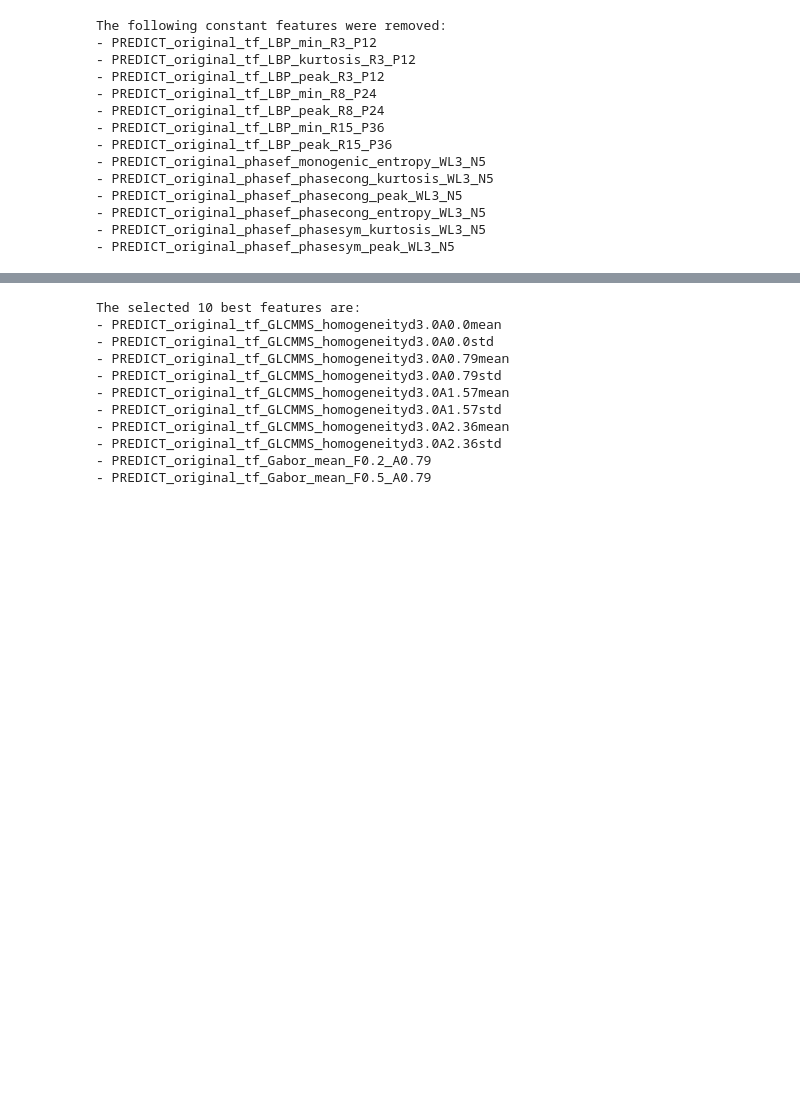
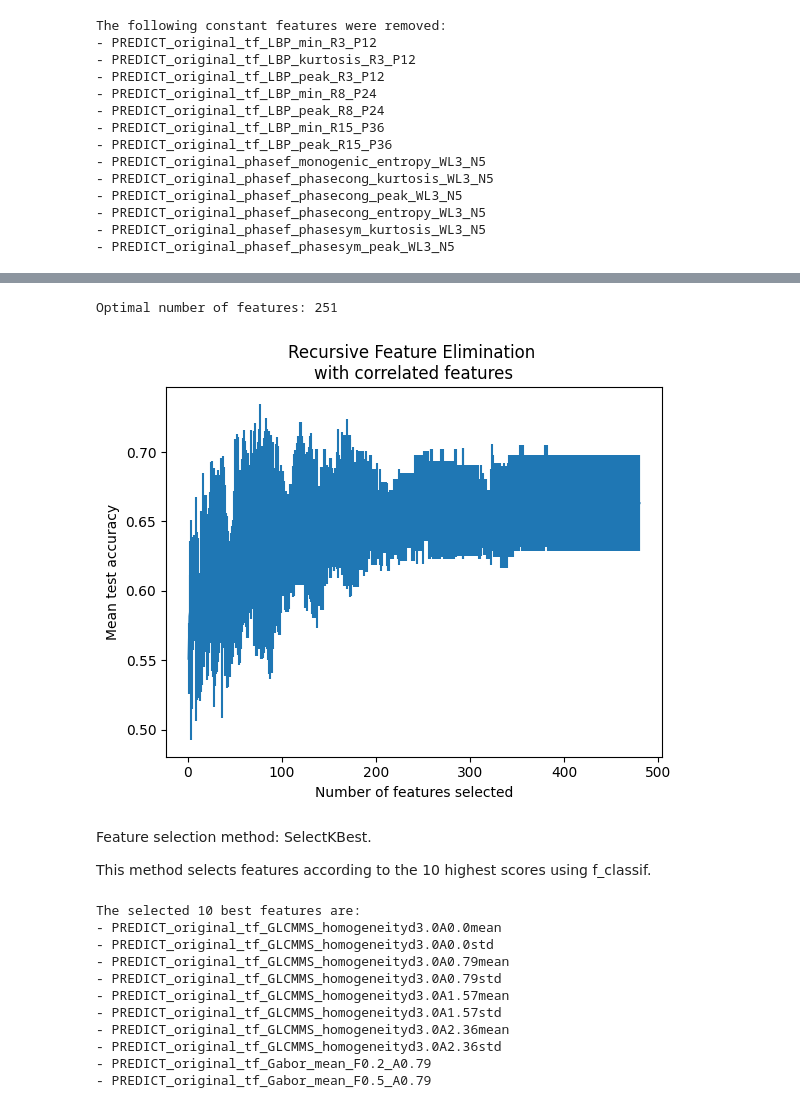
Before and after one commit to crystaljwang/tm10007-group-3, a Jupyter notebook: feature_extraction_Crystal.ipynb, the cells around one changed output, grey strips where cells are left out. Saved outputs shown, nothing was run; the diff lists cells and outputs as text; code cells hidden in the pictures; blank space fills up the shorter version.

Commit message:
Adds various options (models to use) for feature selection, e.g., RFE, SFM

```diff
--- a/feature_extraction_Crystal.ipynb
+++ b/feature_extraction_Crystal.ipynb
@@ -101,0 +144,9 @@ The following constant features were removed:
+# %%
+from sklearn.feature_selection import SelectFromModel
+
+# Select the best important features according to Logistic Regression using SelectFromModel
+sfm_selector = SelectFromModel(estimator=LogisticRegression(max_iter=1000))
+sfm_selector.fit(X_new, y_train)
+
+sfm_list = X_new.columns[sfm_selector.get_support()]
+print(sfm_list)
@@ -102,3 +162,45 @@ The following constant features were removed:
+# %%
+from sklearn.feature_selection import RFECV
+from sklearn.model_selection import StratifiedKFold
+from sklearn.linear_model import LogisticRegression
+
+min_features_to_select = 1  # Minimum number of features to consider
+clf = LogisticRegression(max_iter=1000)
+cv = StratifiedKFold(5)
+
+rfecv = RFECV(
+    estimator=clf,
+    step=1,
+    cv=cv,
+    scoring="accuracy",
+    min_features_to_select=min_features_to_select,
+    n_jobs=2,
+)
+rfecv.fit(X_new, y_train)
+
+print(f"Optimal number of features: {rfecv.n_features_}")
+# %% [output]
+Optimal number of features: 251
+# %%
+import matplotlib.pyplot as plt
+
+n_scores = len(rfecv.cv_results_["mean_test_score"])
+plt.figure()
+plt.xlabel("Number of features selected")
+plt.ylabel("Mean test accuracy")
+plt.errorbar(
+    range(min_features_to_select, n_scores + min_features_to_select),
+    rfecv.cv_results_["mean_test_score"],
+    yerr=rfecv.cv_results_["std_test_score"],
+)
+plt.title("Recursive Feature Elimination \nwith correlated features")
+plt.show()
+# %% [output]
+[figure, added]
+# %% [markdown]
+Feature selection method: SelectKBest.
+
+This method selects features according to the 10 highest scores using f_classif.
 # %%
 # Select features according to the k highest scores
 kbest_filter = SelectKBest(f_classif, k=10)
```
Also changed, not shown: parts of 13 cells of this notebook.
